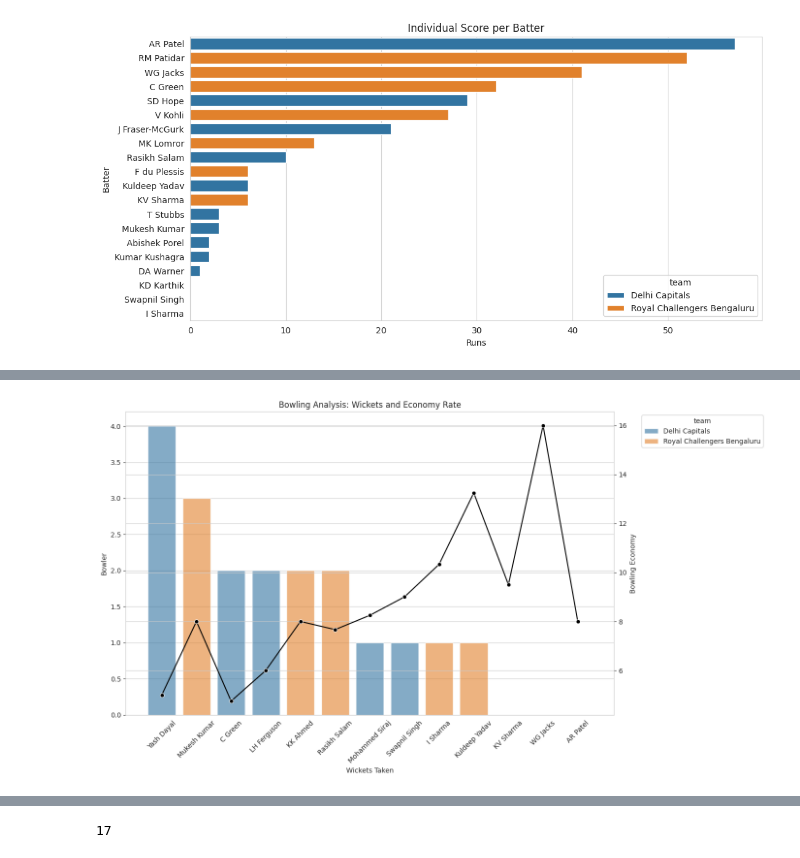
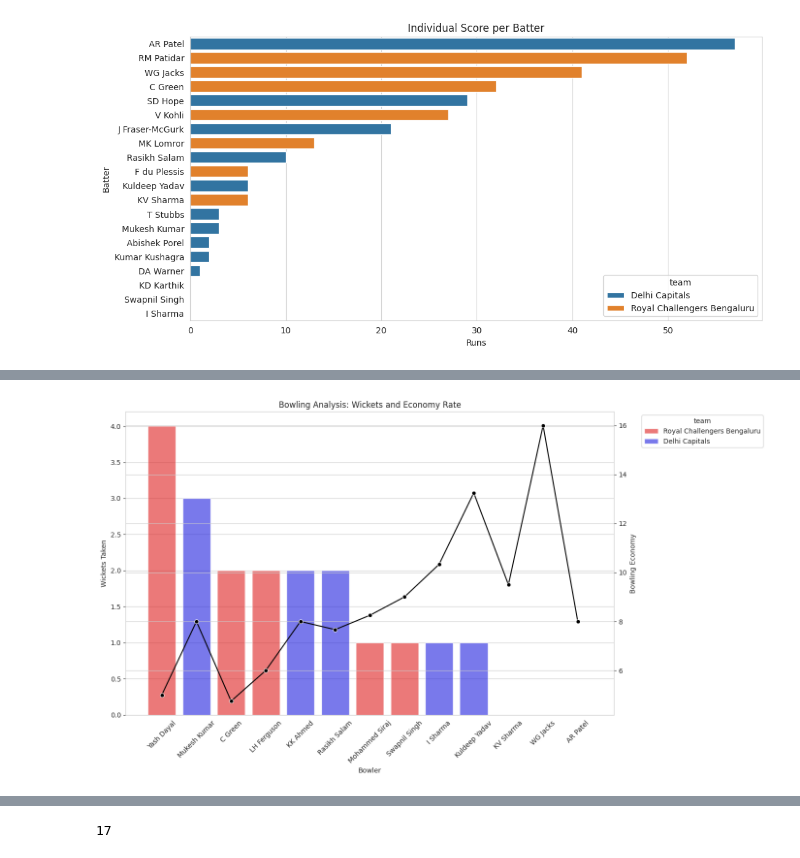
Before and after one commit to KrishKanojia/Data-Science-Practice, a Jupyter notebook: IPL_RCB_VS_DC.ipynb, the cells around one changed output, grey strips where cells are left out. Cells and saved outputs as stored; diff of their text form; code cells hidden in the pictures.

```diff
--- a/IPL_RCB_VS_DC.ipynb
+++ b/IPL_RCB_VS_DC.ipynb
@@ -53,0 +70,3 @@ plt.show()
+# %%
+team_name = bowling_stats['team'].unique()
+team_name
@@ -53,0 +75,8 @@ plt.show()
+# %%
+correct_opp_team_name = {
+    team_name[0] : team_name[1],
+    team_name[1] : team_name[0]
+}
+
+bowling_stats['team'] = bowling_stats['team'].replace(correct_opp_team_name)
+bowling_stats.head()
@@ -54,27 +90,26 @@ plt.show()
 # %%
-# Preparing data for bowling analysis
-df['wickets_taken'] = df['wicket_kind'].notna().astype(int)
-bowling_stats = df.groupby(['team', 'bowler']).agg({'runs_total': 'sum', 'wickets_taken' : 'sum', 'over': 'nunique'}).reset_index()
-bowling_stats['bowling_economy'] = bowling_stats['runs_total']/ bowling_stats['over']
-bowling_stats.sort_values(by=['wickets_taken'], ascending=False, inplace=True)
-
 # create the plot
 fig, ax1 = plt.subplots(figsize=(14, 8))
 
+team_palette = {
+     team_name[0] : 'red',
+    team_name[1] : 'blue'
+}
+
 # Bar plot for wickets
-sns.barplot(y='wickets_taken', x='bowler', data=bowling_stats, ax=ax1, hue='team', alpha=0.6)
+sns.barplot(y='wickets_taken', x='bowler', data=bowling_stats, ax=ax1, hue='team', palette=team_palette, alpha=0.6)
 ax1.set_title("Bowling Analysis: Wickets and Economy Rate")
-ax1.set_xlabel("Wickets Taken")
-ax1.set_ylabel("Bowler")
+ax1.set_xlabel("Bowler")
+ax1.set_ylabel("Wickets Taken")
 ax1.legend(title='team', bbox_to_anchor=(1.05, 1), loc='upper left')
 
 for item in ax1.get_xticklabels():
   item.set_rotation(45)
 
 ax2 = ax1.twinx()
 sns.lineplot(x='bowler', y='bowling_economy', data=bowling_stats, ax=ax2, marker='o', sort=False, color='black')
 ax2.set_ylabel("Bowling Economy")
 plt.tight_layout()
 plt.show()
 # %% [output]
-[figure, old version]
+[figure, new version]
```
Also changed, not shown: parts of 7 cells of this notebook.
